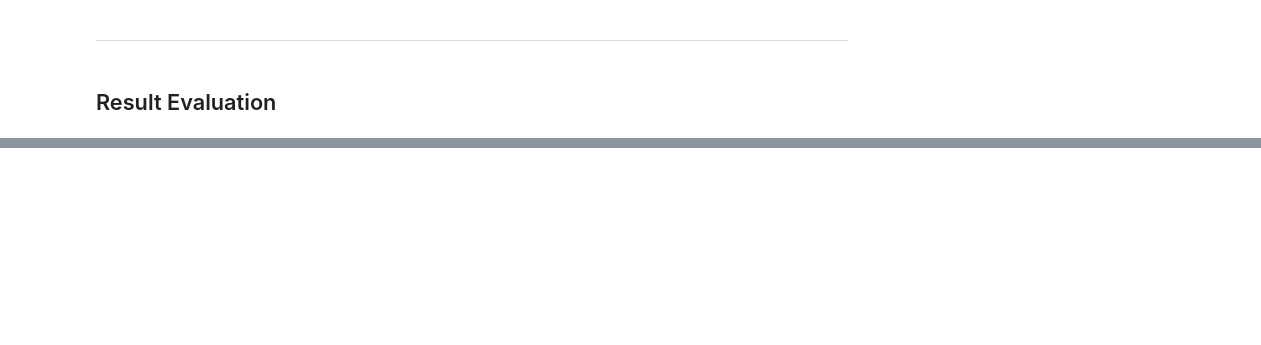
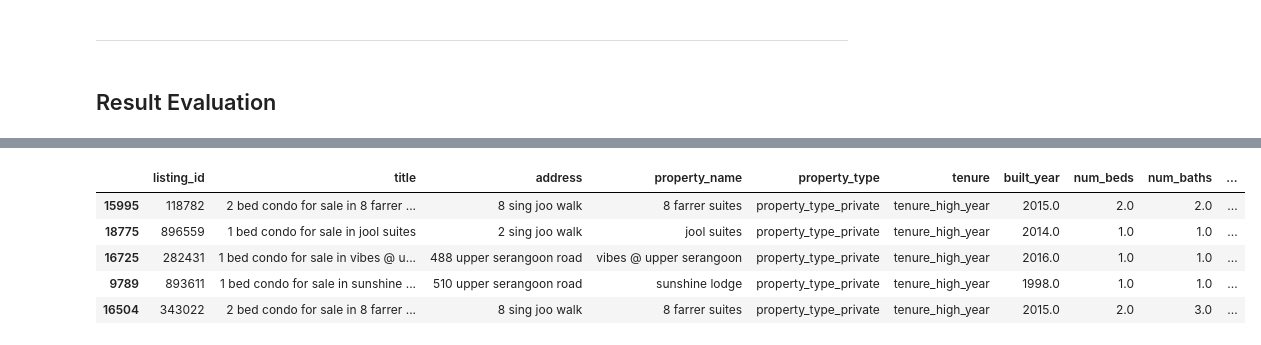
Before and after one commit to coby9241/cs5228-project, a Jupyter notebook: task2/task2_darren.ipynb, the cells around one changed output, grey strips where cells are left out. Cells and saved outputs as stored; diff of their text form; code cells hidden in the pictures; blank space fills up the shorter version.

```diff
--- a/task2/task2_darren.ipynb
+++ b/task2/task2_darren.ipynb
@@ -257,0 +246,10 @@ reco1
+# %%
+#model 2
+reco2
+# %% [output]
+|  | listing_id | title | address | property_name | property_type | tenure | built_year | num_beds | num_baths | ... |
+| 15995 | 118782 | 2 bed condo for sale in 8 farrer ... | 8 sing joo walk | 8 farrer suites | property_type_private | tenure_high_year | 2015.0 | 2.0 | 2.0 | ... |
+| 18775 | 896559 | 1 bed condo for sale in jool suites | 2 sing joo walk | jool suites | property_type_private | tenure_high_year | 2014.0 | 1.0 | 1.0 | ... |
+| 16725 | 282431 | 1 bed condo for sale in vibes @ u... | 488 upper serangoon road | vibes @ upper serangoon | property_type_private | tenure_high_year | 2016.0 | 1.0 | 1.0 | ... |
+| 9789 | 893611 | 1 bed condo for sale in sunshine ... | 510 upper serangoon road | sunshine lodge | property_type_private | tenure_high_year | 1998.0 | 1.0 | 1.0 | ... |
+| 16504 | 343022 | 2 bed condo for sale in 8 farrer ... | 8 sing joo walk | 8 farrer suites | property_type_private | tenure_high_year | 2015.0 | 2.0 | 3.0 | ... |
```
Also changed, not shown: parts of 49 cells of this notebook, 1 other file.
